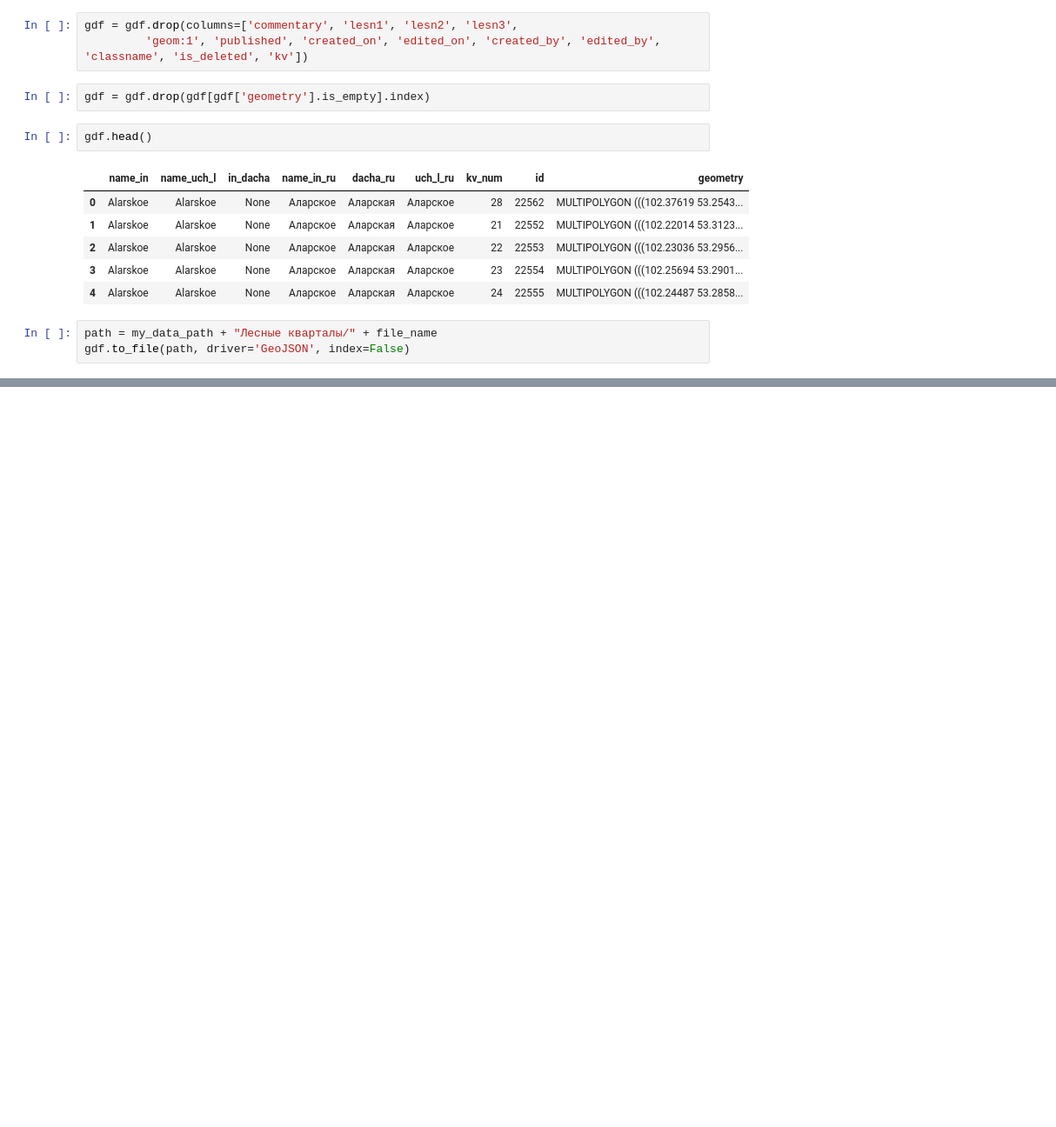
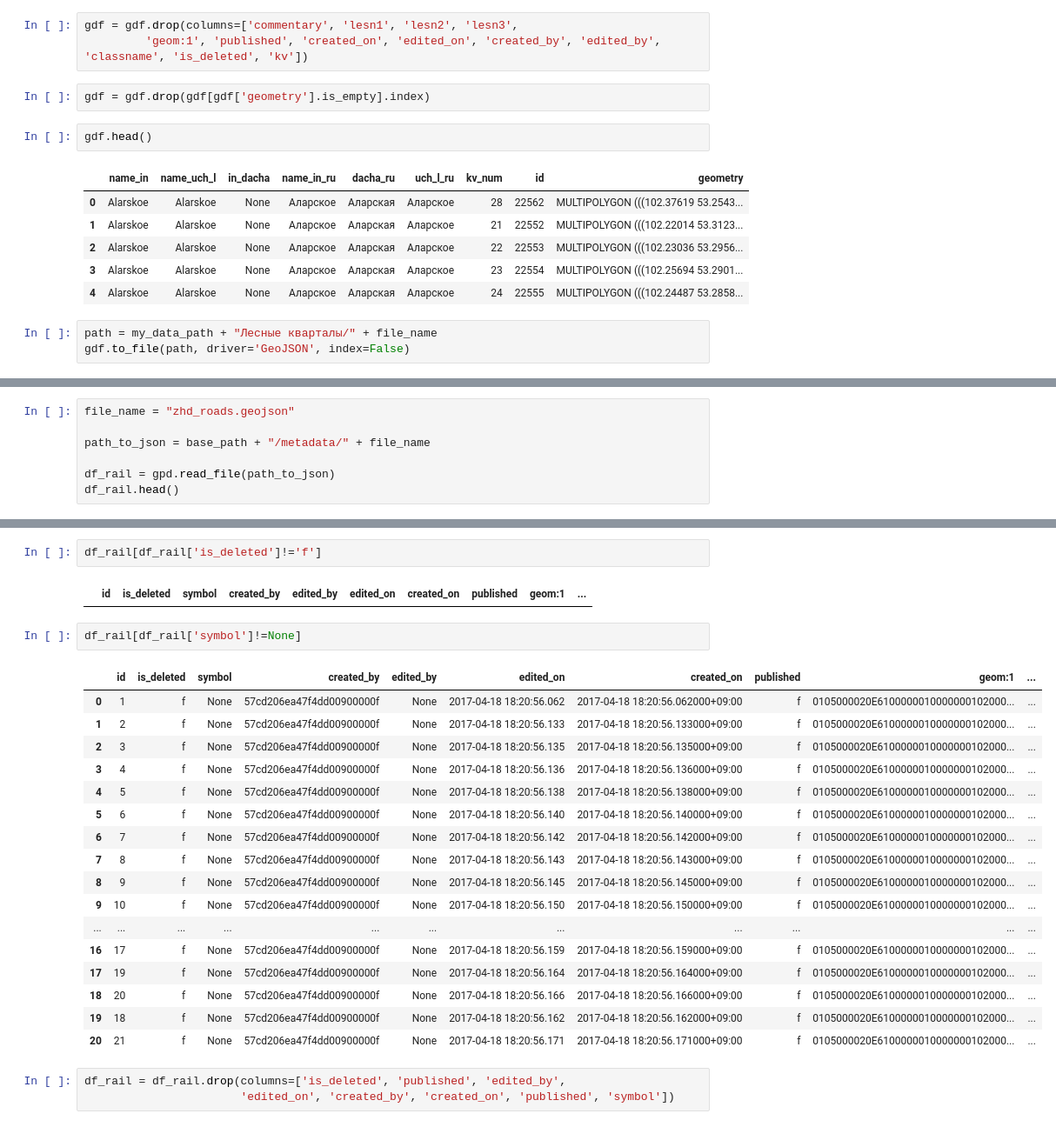
Before and after one commit to Nickitarius/Forest_Fires_Data_Visualisation, a Jupyter notebook: Util/data_transfer.ipynb, the cells around one changed output, grey strips where cells are left out. Shown: that part at 87% size. Drawn from its saved outputs; the diff is of its cells as text; blank space fills up the shorter version.

Commit message:
Rail added

```diff
--- a/Util/data_transfer.ipynb
+++ b/Util/data_transfer.ipynb
@@ -371,0 +339,7 @@ gdf.to_file(path, driver='GeoJSON', index=False)
+# %%
+file_name = "zhd_roads.geojson"
+
+path_to_json = base_path + "/metadata/" + file_name
+
+df_rail = gpd.read_file(path_to_json)
+df_rail.head()
@@ -371,0 +353,27 @@ gdf.to_file(path, driver='GeoJSON', index=False)
+# %%
+df_rail[df_rail['is_deleted']!='f']
+# %% [output]
+|  | id | is_deleted | symbol | created_by | edited_by | edited_on | created_on | published | geom:1 | ... |
+# %%
+df_rail[df_rail['symbol']!=None]
+# %% [output]
+|  | id | is_deleted | symbol | created_by | edited_by | edited_on | created_on | published | geom:1 | ... |
+| 0 | 1 | f | None | 57cd206ea47f4dd00900000f | None | 2017-04-18 18:20:56.062 | 2017-04-18 18:20:56.062000+09:00 | f | 0105000020E6100000010000000102000... | ... |
+| 1 | 2 | f | None | 57cd206ea47f4dd00900000f | None | 2017-04-18 18:20:56.133 | 2017-04-18 18:20:56.133000+09:00 | f | 0105000020E6100000010000000102000... | ... |
+| 2 | 3 | f | None | 57cd206ea47f4dd00900000f | None | 2017-04-18 18:20:56.135 | 2017-04-18 18:20:56.135000+09:00 | f | 0105000020E6100000010000000102000... | ... |
+| 3 | 4 | f | None | 57cd206ea47f4dd00900000f | None | 2017-04-18 18:20:56.136 | 2017-04-18 18:20:56.136000+09:00 | f | 0105000020E6100000010000000102000... | ... |
+| 4 | 5 | f | None | 57cd206ea47f4dd00900000f | None | 2017-04-18 18:20:56.138 | 2017-04-18 18:20:56.138000+09:00 | f | 0105000020E6100000010000000102000... | ... |
+| 5 | 6 | f | None | 57cd206ea47f4dd00900000f | None | 2017-04-18 18:20:56.140 | 2017-04-18 18:20:56.140000+09:00 | f | 0105000020E6100000010000000102000... | ... |
+| 6 | 7 | f | None | 57cd206ea47f4dd00900000f | None | 2017-04-18 18:20:56.142 | 2017-04-18 18:20:56.142000+09:00 | f | 0105000020E6100000010000000102000... | ... |
+| 7 | 8 | f | None | 57cd206ea47f4dd00900000f | None | 2017-04-18 18:20:56.143 | 2017-04-18 18:20:56.143000+09:00 | f | 0105000020E6100000010000000102000... | ... |
+| 8 | 9 | f | None | 57cd206ea47f4dd00900000f | None | 2017-04-18 18:20:56.145 | 2017-04-18 18:20:56.145000+09:00 | f | 0105000020E6100000010000000102000... | ... |
+| 9 | 10 | f | None | 57cd206ea47f4dd00900000f | None | 2017-04-18 18:20:56.150 | 2017-04-18 18:20:56.150000+09:00 | f | 0105000020E6100000010000000102000... | ... |
+| ... | ... | ... | ... | ... | ... | ... | ... | ... | ... | ... |
+| 16 | 17 | f | None | 57cd206ea47f4dd00900000f | None | 2017-04-18 18:20:56.159 | 2017-04-18 18:20:56.159000+09:00 | f | 0105000020E6100000010000000102000... | ... |
+| 17 | 19 | f | None | 57cd206ea47f4dd00900000f | None | 2017-04-18 18:20:56.164 | 2017-04-18 18:20:56.164000+09:00 | f | 0105000020E6100000010000000102000... | ... |
+| 18 | 20 | f | None | 57cd206ea47f4dd00900000f | None | 2017-04-18 18:20:56.166 | 2017-04-18 18:20:56.166000+09:00 | f | 0105000020E6100000010000000102000... | ... |
+| 19 | 18 | f | None | 57cd206ea47f4dd00900000f | None | 2017-04-18 18:20:56.162 | 2017-04-18 18:20:56.162000+09:00 | f | 0105000020E6100000010000000102000... | ... |
+| 20 | 21 | f | None | 57cd206ea47f4dd00900000f | None | 2017-04-18 18:20:56.171 | 2017-04-18 18:20:56.171000+09:00 | f | 0105000020E6100000010000000102000... | ... |
+# %%
+df_rail = df_rail.drop(columns=['is_deleted', 'published', 'edited_by',
+                       'edited_on', 'created_by', 'created_on', 'published', 'symbol'])
```
Also changed, not shown: parts of 17 cells of this notebook.
